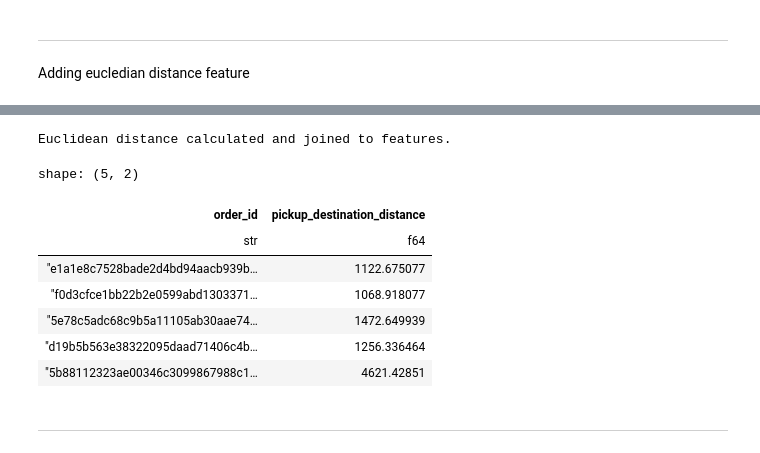
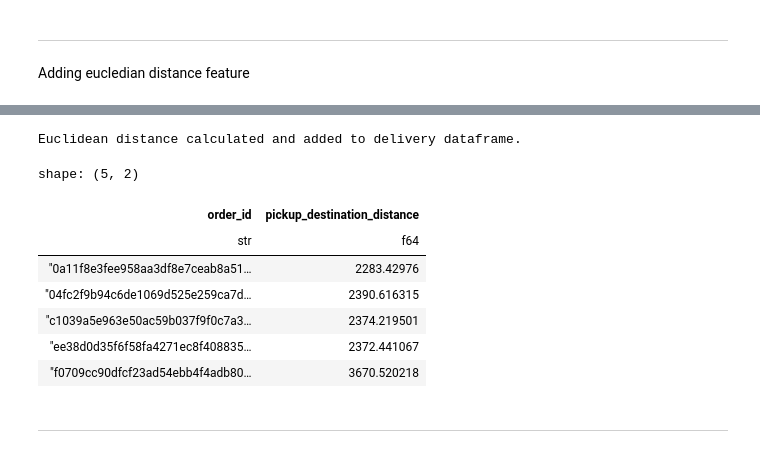
Before and after one commit to aymuos/starship, a Jupyter notebook: fundamental_EDA/feature_creator_sh.ipynb, the cells around one changed output, grey strips where cells are left out. Cells and saved outputs as stored; diff of their text form; code cells hidden in the pictures.

```diff
--- a/fundamental_EDA/feature_creator_sh.ipynb
+++ b/fundamental_EDA/feature_creator_sh.ipynb
@@ -576,32 +576,42 @@ shape: (5, 5)
 # %%
-import numpy as np
+# import numpy as np
+
+# # Calculate distance on the base delivery dataframe
+# delivery = delivery.with_columns(
+#     ((pl.col("receipt_lng") - pl.col("poi_lng")).pow(2) +
+#      (pl.col("receipt_lat") - pl.col("poi_lat")).pow(2)).sqrt()
+#     .alias("pickup_destination_distance")
+# )
+
+# # Join the new feature into the features dataframe
+# features = features.join(
+#     delivery.select(["order_id", "pickup_destination_distance"]),
+#     on="order_id",
+#     how="left"
+# )
+
+# print("Euclidean distance calculated and joined to features.")
+# display(features.select(["order_id", "pickup_destination_distance"]).head())
 
 # Calculate distance on the base delivery dataframe
 delivery = delivery.with_columns(
     ((pl.col("receipt_lng") - pl.col("poi_lng")).pow(2) +
      (pl.col("receipt_lat") - pl.col("poi_lat")).pow(2)).sqrt()
     .alias("pickup_destination_distance")
 )
 
-# Join the new feature into the features dataframe
-features = features.join(
-    delivery.select(["order_id", "pickup_destination_distance"]),
-    on="order_id",
-    how="left"
-)
-
-print("Euclidean distance calculated and joined to features.")
-display(features.select(["order_id", "pickup_destination_distance"]).head())
+print("Euclidean distance calculated and added to delivery dataframe.")
+display(delivery.select(["order_id", "pickup_destination_distance"]).head())
 # %% [output]
-Euclidean distance calculated and joined to features.
+Euclidean distance calculated and added to delivery dataframe.
 shape: (5, 2)
 | order_id | pickup_destination_distance |
 | str | f64 |
-| "e1a1e8c7528bade2d4bd94aacb939b… | 1122.675077 |
-| "f0d3cfce1bb22b2e0599abd1303371… | 1068.918077 |
-| "5e78c5adc68c9b5a11105ab30aae74… | 1472.649939 |
-| "d19b5b563e38322095daad71406c4b… | 1256.336464 |
-| "5b88112323ae00346c3099867988c1… | 4621.42851 |
+| "0a11f8e3fee958aa3df8e7ceab8a51… | 2283.42976 |
+| "04fc2f9b94c6de1069d525e259ca7d… | 2390.616315 |
+| "c1039a5e963e50ac59b037f9f0c7a3… | 2374.219501 |
+| "ee38d0d35f6f58fa4271ec8f408835… | 2372.441067 |
+| "f0709cc90dfcf23ad54ebb4f4adb80… | 3670.520218 |
 # %% [markdown]
 ---
 # %% [markdown]
```
Also changed, not shown: parts of 60 cells of this notebook.
